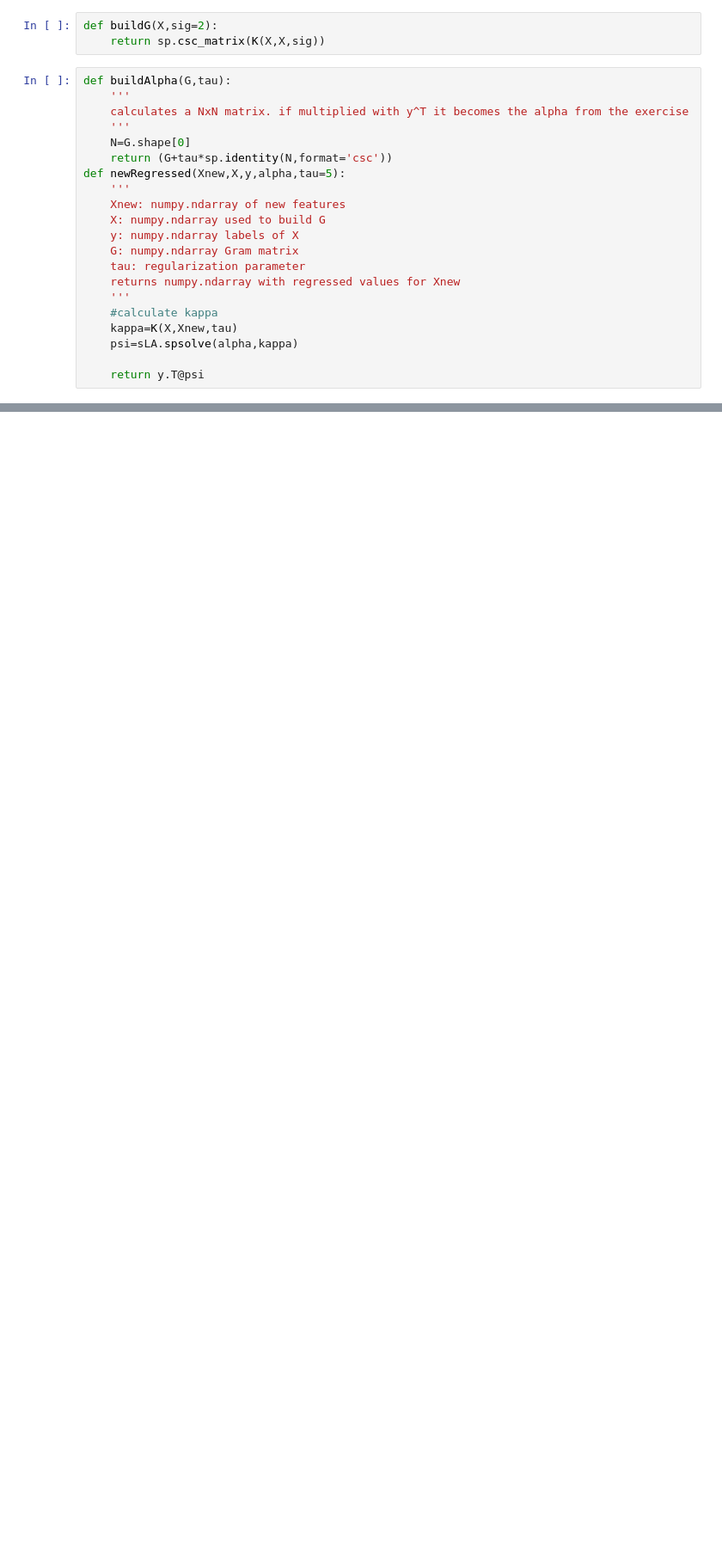
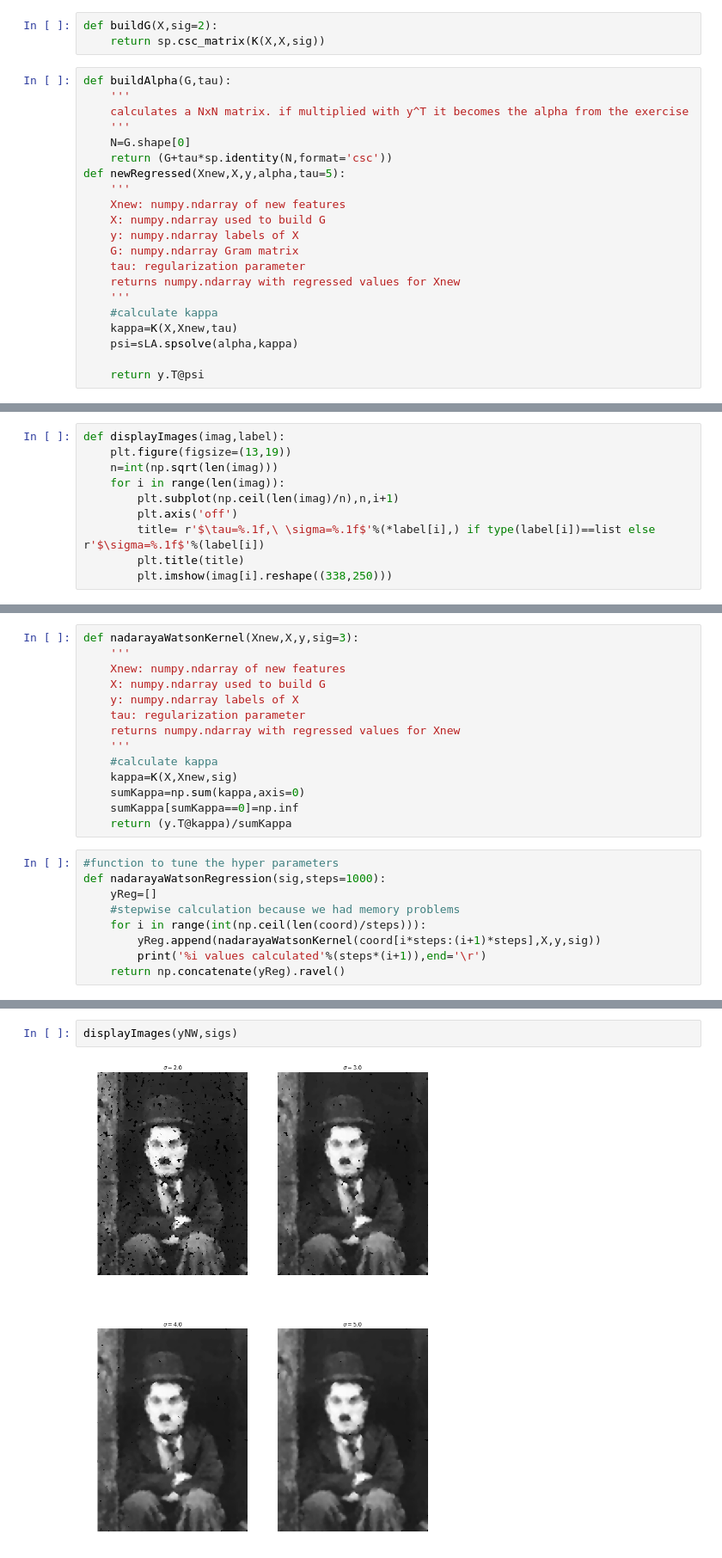
Before and after one commit to ml4cdeca/FundamentalsOfMachineLearning, a Jupyter notebook: exercise7/kernelized-ridge-regression.ipynb, the cells around one changed output, grey strips where cells are left out. Shown at 86% size. Saved outputs shown, nothing was run; the diff lists cells and outputs as text; blank space fills up the shorter version.

```diff
--- a/exercise7/kernelized-ridge-regression.ipynb
+++ b/exercise7/kernelized-ridge-regression.ipynb
@@ -73,3 +72,13 @@ def ridgeRegression(tau,sig):
         yReg.append(newRegressed(coord[i*steps:(i+1)*steps],X,y,alpha,tau))
         print('%i values calculated'%(steps*(i+1)),end='\r')
     return np.concatenate(yReg).ravel()
+# %%
+def displayImages(imag,label):
+    plt.figure(figsize=(13,19))
+    n=int(np.sqrt(len(imag)))
+    for i in range(len(imag)):
+        plt.subplot(np.ceil(len(imag)/n),n,i+1)
+        plt.axis('off')
+        title= r'$\tau=%.1f,\ \sigma=%.1f$'%(*label[i],) if type(label[i])==list else r'$\sigma=%.1f$'%(label[i])
+        plt.title(title)
+        plt.imshow(imag[i].reshape((338,250)))
@@ -84,3 +107,26 @@ displayImag(yF310)
 # %% [markdown]
 We can recognize charlie chaplin
 ![Original](https://upload.wikimedia.org/wikipedia/commons/thumb/e/ea/Chaplin_The_Kid_edit.jpg/220px-Chaplin_The_Kid_edit.jpg)
+# %%
+def nadarayaWatsonKernel(Xnew,X,y,sig=3):
+    '''
+    Xnew: numpy.ndarray of new features
+    X: numpy.ndarray used to build G
+    y: numpy.ndarray labels of X
+    tau: regularization parameter
+    returns numpy.ndarray with regressed values for Xnew
+    '''
+    #calculate kappa
+    kappa=K(X,Xnew,sig)
+    sumKappa=np.sum(kappa,axis=0)
+    sumKappa[sumKappa==0]=np.inf
+    return (y.T@kappa)/sumKappa
+# %%
+#function to tune the hyper parameters
+def nadarayaWatsonRegression(sig,steps=1000):
+    yReg=[]
+    #stepwise calculation because we had memory problems
+    for i in range(int(np.ceil(len(coord)/steps))):
+        yReg.append(nadarayaWatsonKernel(coord[i*steps:(i+1)*steps],X,y,sig))
+        print('%i values calculated'%(steps*(i+1)),end='\r')
+    return np.concatenate(yReg).ravel()
@@ -86,0 +140,4 @@ We can recognize charlie chaplin
+# %%
+displayImages(yNW,sigs)
+# %% [output]
+[figure, added]
```
Also changed, not shown: parts of 11 cells of this notebook.
